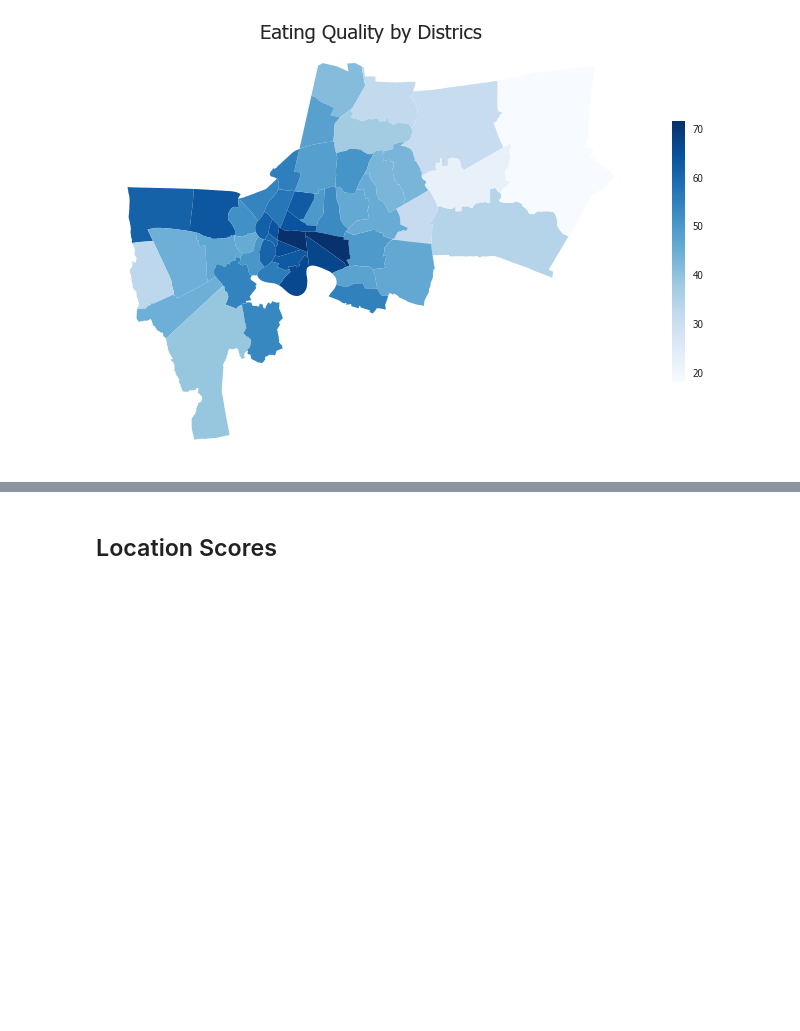
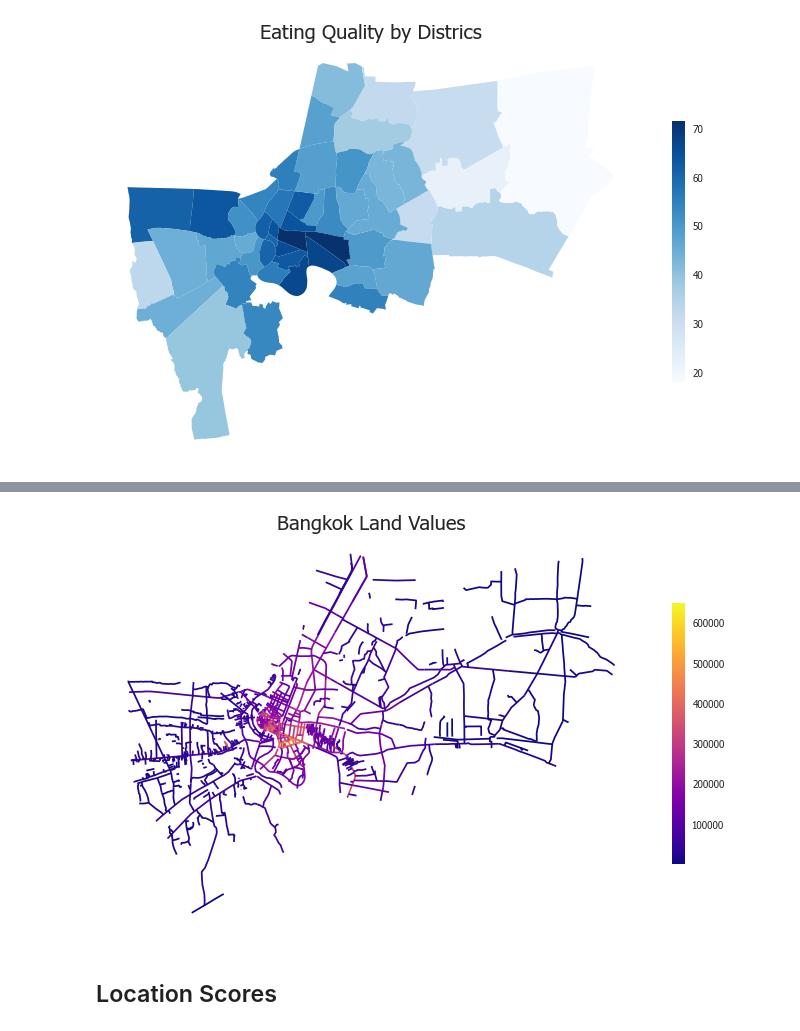
Before and after one commit to terjirapat/DADS5001-Project, a Jupyter notebook: project.ipynb, the cells around one changed output, grey strips where cells are left out. Cells and saved outputs as stored; diff of their text form; code cells hidden in the pictures; blank space fills up the shorter version.

```diff
--- a/project.ipynb
+++ b/project.ipynb
@@ -512,0 +515,2 @@ plt.show()
+# %%
+gdf = gpd.read_file('land_value', encoding="cp874")
@@ -513,3 +533,14 @@ plt.show()
+# %%
+gdf.drop(columns=['URL'], inplace=True)
+gdf['price_min']=pd.to_numeric(gdf['price_min'].str.replace('\D', '', regex=True), errors='coerce')
+gdf['price_max']=pd.to_numeric(gdf['price_max'].str.replace('\D', '', regex=True), errors='coerce')
+# %%
+gdf.plot(figsize=(12, 12), column='price_max', cmap='plasma', legend=True, legend_kwds={'shrink': 0.4})
+plt.title('Bangkok Land Values', fontsize = 20)
+plt.axis('off')
+plt.show()
+# %% [output]
+[figure, added]
 # %% [markdown]
 ## Location Scores
 # %%
```
Also changed, not shown: parts of 7 cells of this notebook, 9 other files.
